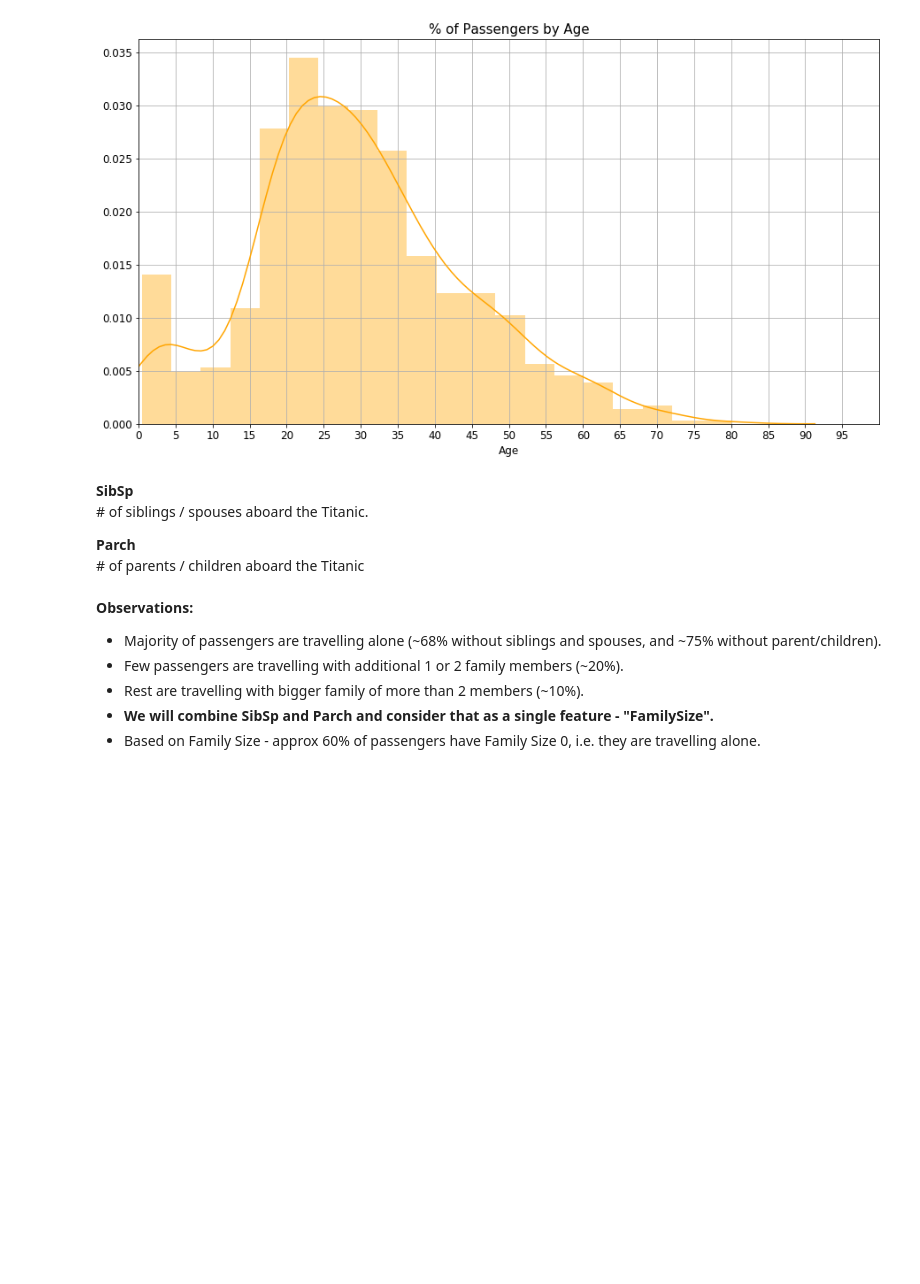
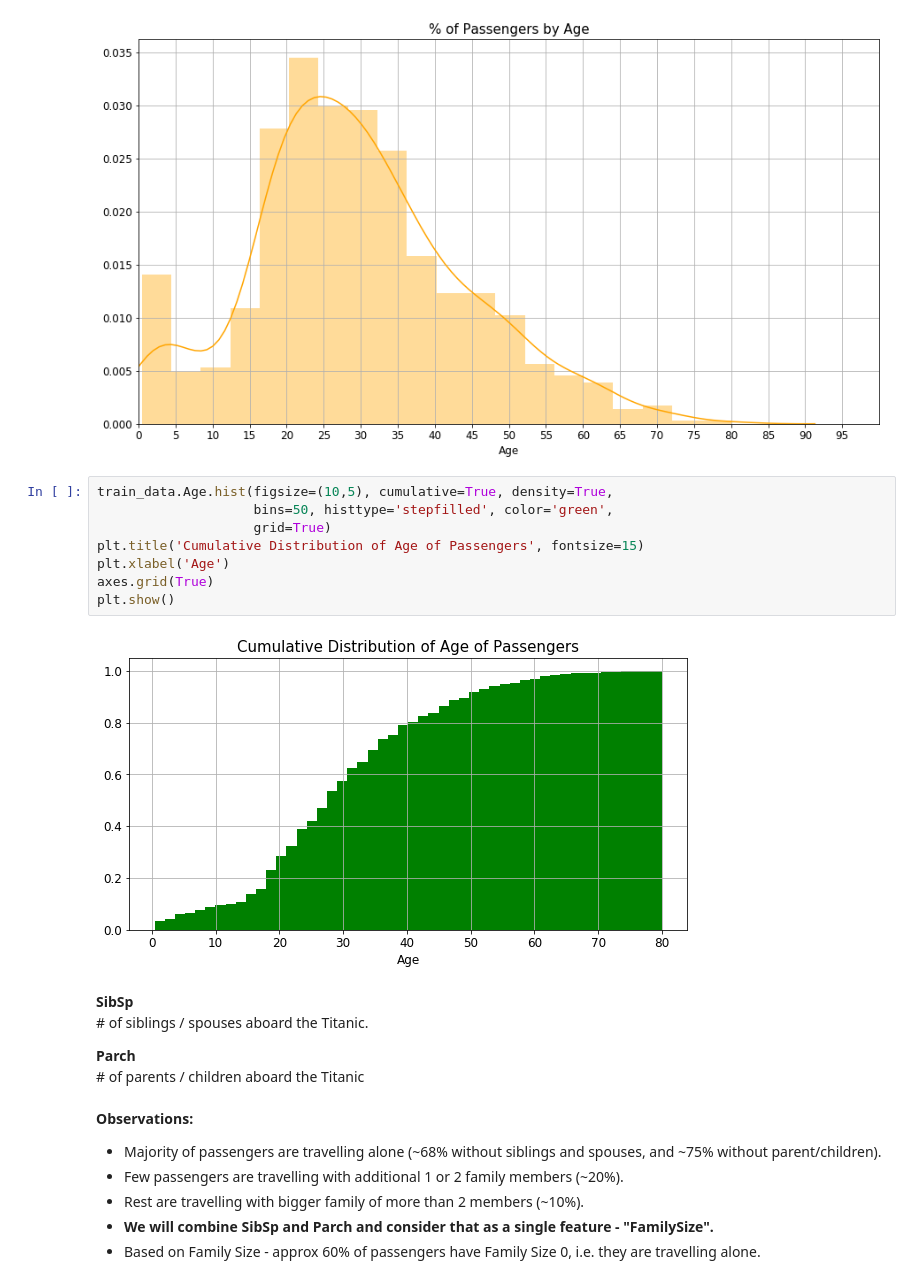
Before and after one commit to SupratimH/learning-data-science, a Jupyter notebook: project-playground/titanic-disaster-and-survival-eda-and-prediction.ipynb, the cells around one changed output. Saved outputs shown, nothing was run; the diff lists cells and outputs as text; blank space fills up the shorter version.

```diff
--- a/project-playground/titanic-disaster-and-survival-eda-and-prediction.ipynb
+++ b/project-playground/titanic-disaster-and-survival-eda-and-prediction.ipynb
@@ -228,6 +228,16 @@ axes.grid(True)
 plt.show()
 # %% [output]
 [figure]
+# %%
+train_data.Age.hist(figsize=(10,5), cumulative=True, density=True,
+                    bins=50, histtype='stepfilled', color='green',
+                    grid=True)
+plt.title('Cumulative Distribution of Age of Passengers', fontsize=15)
+plt.xlabel('Age')
+axes.grid(True)
+plt.show()
+# %% [output]
+[figure, added]
 # %% [markdown]
 **SibSp**
 <br># of siblings / spouses aboard the Titanic.
```
Also changed, not shown: parts of 5 cells of this notebook, 1 other file.
